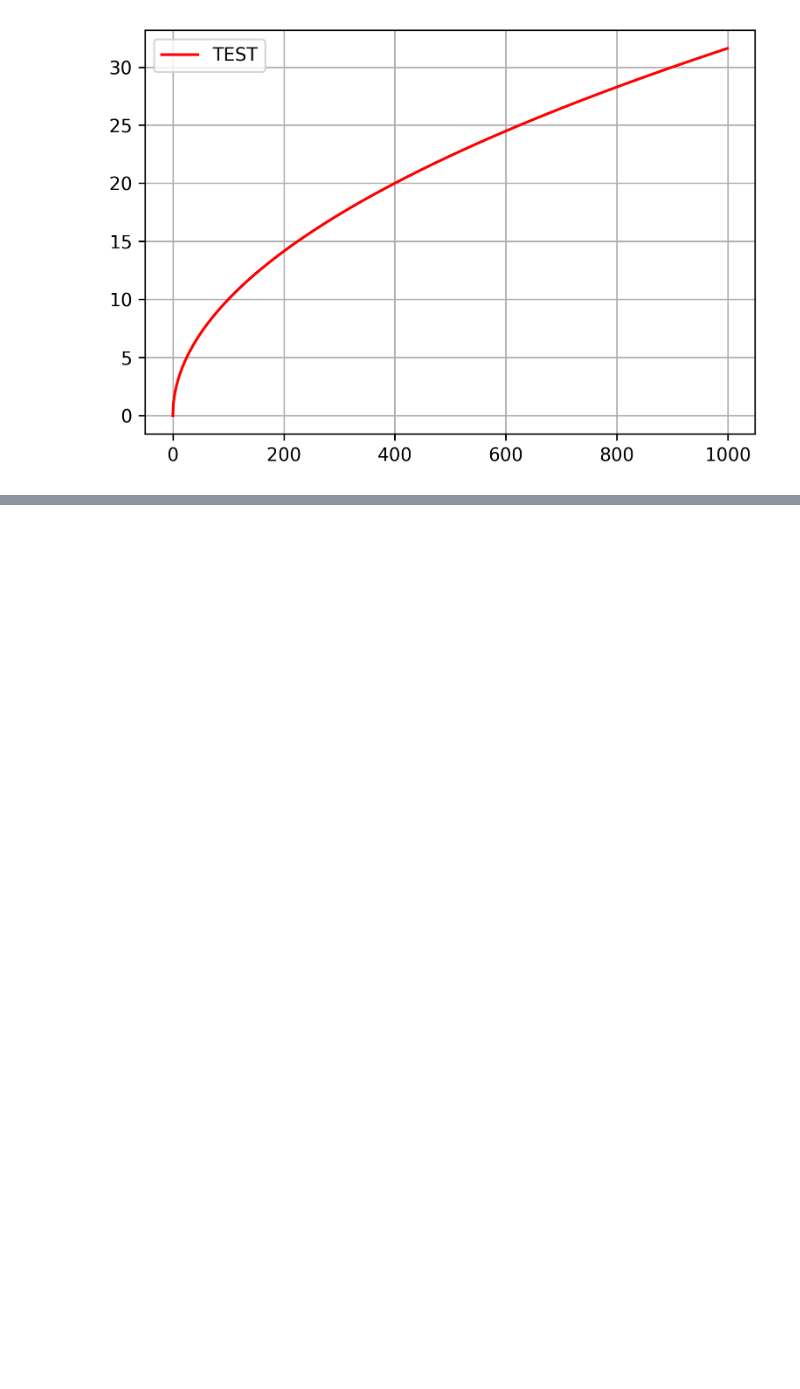
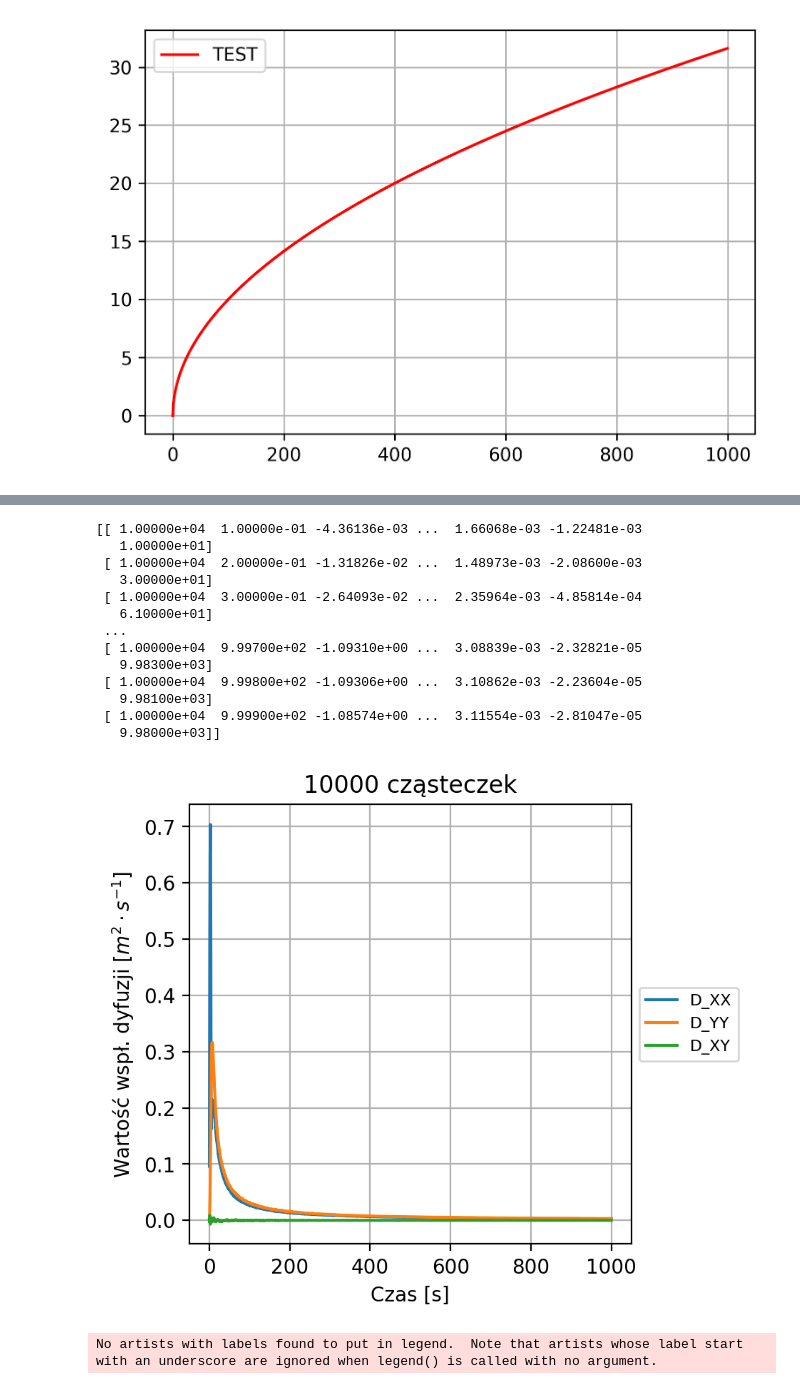
Before and after one commit to lruba939/Monte-Carlo, a Jupyter notebook: Lab 6/obrazy.ipynb, the cells around one changed output, grey strips where cells are left out. Drawn from its saved outputs; the diff is of its cells as text; code cells hidden in the pictures; blank space fills up the shorter version.

```diff
--- a/Lab 6/obrazy.ipynb
+++ b/Lab 6/obrazy.ipynb
@@ -69,0 +174,41 @@ for i in range(len(Ns)):
+# %%
+stat = np.loadtxt("omega2_Ra_1_stat.dat", comments="#", delimiter=" ", unpack=False, skiprows=1)
+
+print(stat)
+
+N = 10000
+
+plt.figure(figsize=(4,4), dpi=200)
+plt.plot(stat[0:N,1], stat[0:N,5], '-', label="D_XX")
+plt.plot(stat[0:N,1], stat[0:N,6], '-', label="D_YY")
+plt.plot(stat[0:N,1], stat[0:N,7], '-', label="D_XY")
+plt.grid(True)
+plt.title(str(N) + " cząsteczek")
+plt.xlabel("Czas [s]")
+plt.ylabel(r'Wartość wspł. dyfuzji [$m^2\cdot s^{-1}$]')
+plt.legend(markerscale=8, fontsize=8, loc='center left', bbox_to_anchor=(1, 0.5))
+plt.show()
+
+plt.figure(figsize=(4,4), dpi=200)
+plt.plot(stat[0:N,1]/100, stat[0:N,8], '-')
+plt.ylabel("N [-]")
+plt.xlabel(r'Czas [$\times 10^{2}$ s]')
+plt.legend(markerscale=8, fontsize=8, loc='center left', bbox_to_anchor=(1, 0.5))
+plt.grid(True)
+plt.show()
+# %% [output]
+[[ 1.00000e+04  1.00000e-01 -4.36136e-03 ...  1.66068e-03 -1.22481e-03
+   1.00000e+01]
+ [ 1.00000e+04  2.00000e-01 -1.31826e-02 ...  1.48973e-03 -2.08600e-03
+   3.00000e+01]
+ [ 1.00000e+04  3.00000e-01 -2.64093e-02 ...  2.35964e-03 -4.85814e-04
+   6.10000e+01]
+ ...
+ [ 1.00000e+04  9.99700e+02 -1.09310e+00 ...  3.08839e-03 -2.32821e-05
+   9.98300e+03]
+ [ 1.00000e+04  9.99800e+02 -1.09306e+00 ...  3.10862e-03 -2.23604e-05
+   9.98100e+03]
+ [ 1.00000e+04  9.99900e+02 -1.08574e+00 ...  3.11554e-03 -2.81047e-05
+   9.98000e+03]]
+[figure, added]
+No artists with labels found to put in legend.  Note that artists whose label start with an underscore are ignored when legend() is called with no argument.
```
Also changed, not shown: parts of 4 cells of this notebook, 20 other files.
